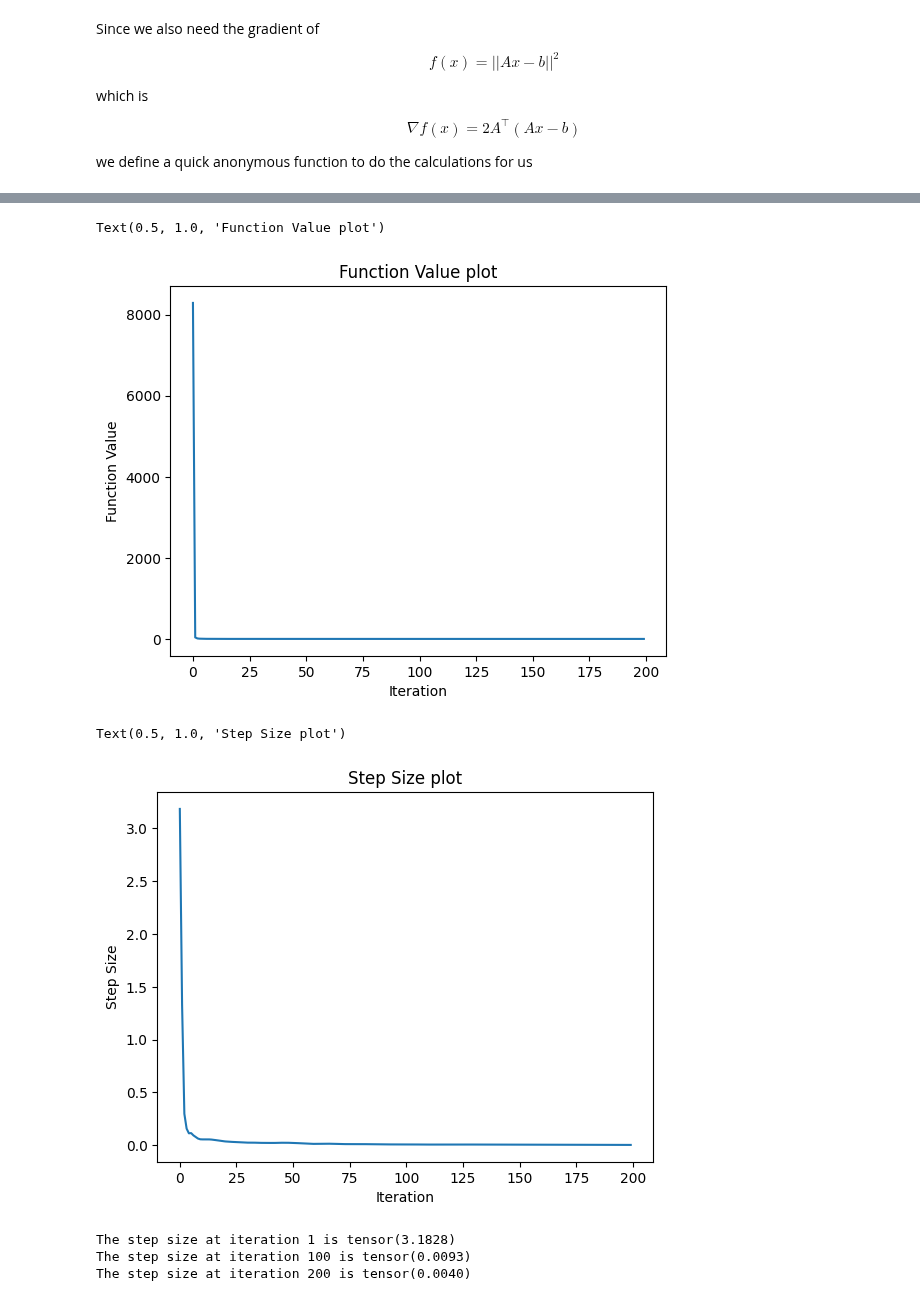
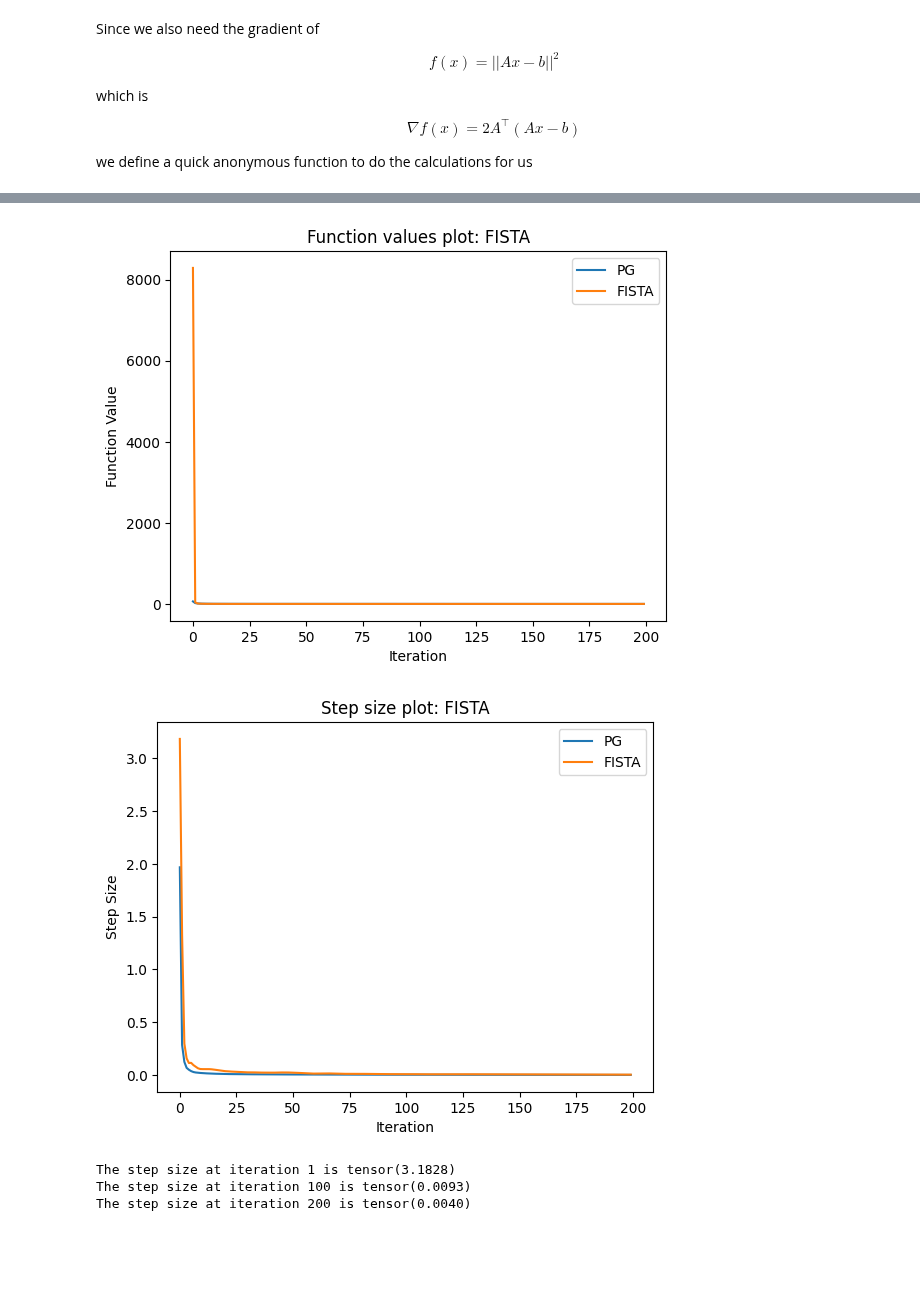
Before and after one commit to abjohnson117/Image-Deblur-SR3, a Jupyter notebook: sr3_attempts.ipynb, the cells around one changed output, grey strips where cells are left out. Drawn from its saved outputs; the diff is of its cells as text; code cells hidden in the pictures; blank space fills up the shorter version.

```diff
--- a/sr3_attempts.ipynb
+++ b/sr3_attempts.ipynb
@@ -310,6 +310,7 @@ where $a_1$ is the first column of $A^\top A$ and $C$ is the resulting matrix fr
 from operators import evals_blur, fspecial
 L = evals_blur(fspecial((9,9),4))[0]*2
 Linv = 1/L
+k_PG = 0
 k_FISTA = 0
 max_iter = 200
 # %% [markdown]
@@ -338,9 +339,11 @@ def gen_function(x,b):
     Ax = blur_operator_torch(x)
     w = Ax - b
     return (torch.linalg.norm(w)**2)
+# %%
+from optimization_algs import FISTA
+y_PG, start_PG, end_PG, step_sizes_PG, function_values_PG = FISTA(x_init, y0, b, t, k_PG, max_iter, lam, Linv, prox_op_torch, gen_function,False)
 # %%
-from optimization_algs import FISTA
-y, start, end, step_sizes, function_values = FISTA(x_init, y0, b, t, k_FISTA, max_iter, lam, Linv, prox_op_torch, gen_function)
+y, start, end, step_sizes, function_values = FISTA(x_init, y0, b, t, k_FISTA, max_iter, lam, Linv, prox_op_torch, gen_function,True)
 # %% [markdown]
 List:
 1. Operators - Figure out how to get adjoint codes for operators work -> make adjoint test a unit test. DONE
@@ -358,17 +364,15 @@ FISTA_plot(y,m)
 # %%
 from plotting import function_vals_plot
-function_vals_plot(max_iter, function_values)
-plt.title("Function Value plot")
+function_vals_plot(max_iter, function_values_PG, "PG")
+function_vals_plot(max_iter, function_values, "FISTA")
 # %% [output]
-Text(0.5, 1.0, 'Function Value plot')
-[figure, old version]
+[figure, new version]
 # %%
 from plotting import step_size_plot
-step_size_plot(max_iter, step_sizes)
-plt.title("Step Size plot")
+step_size_plot(max_iter, step_sizes_PG, "PG")
+step_size_plot(max_iter, step_sizes, "FISTA")
 # %% [output]
-Text(0.5, 1.0, 'Step Size plot')
-[figure, old version]
+[figure, new version]
 # %%
 print("The step size at iteration 1 is " + str(step_sizes[0]))
 print("The step size at iteration 100 is " + str(step_sizes[99]))
```
Also changed, not shown: parts of 9 cells of this notebook, 3 other files.
